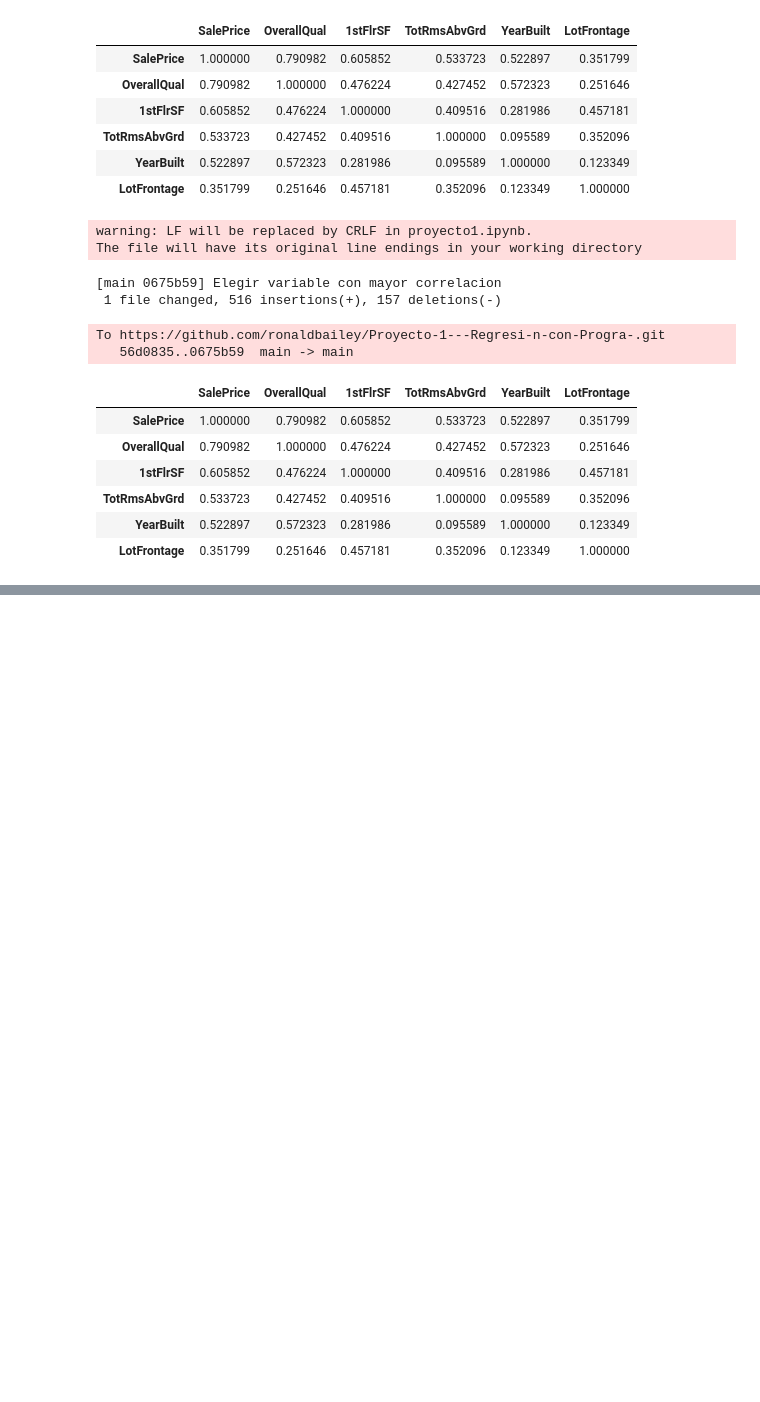
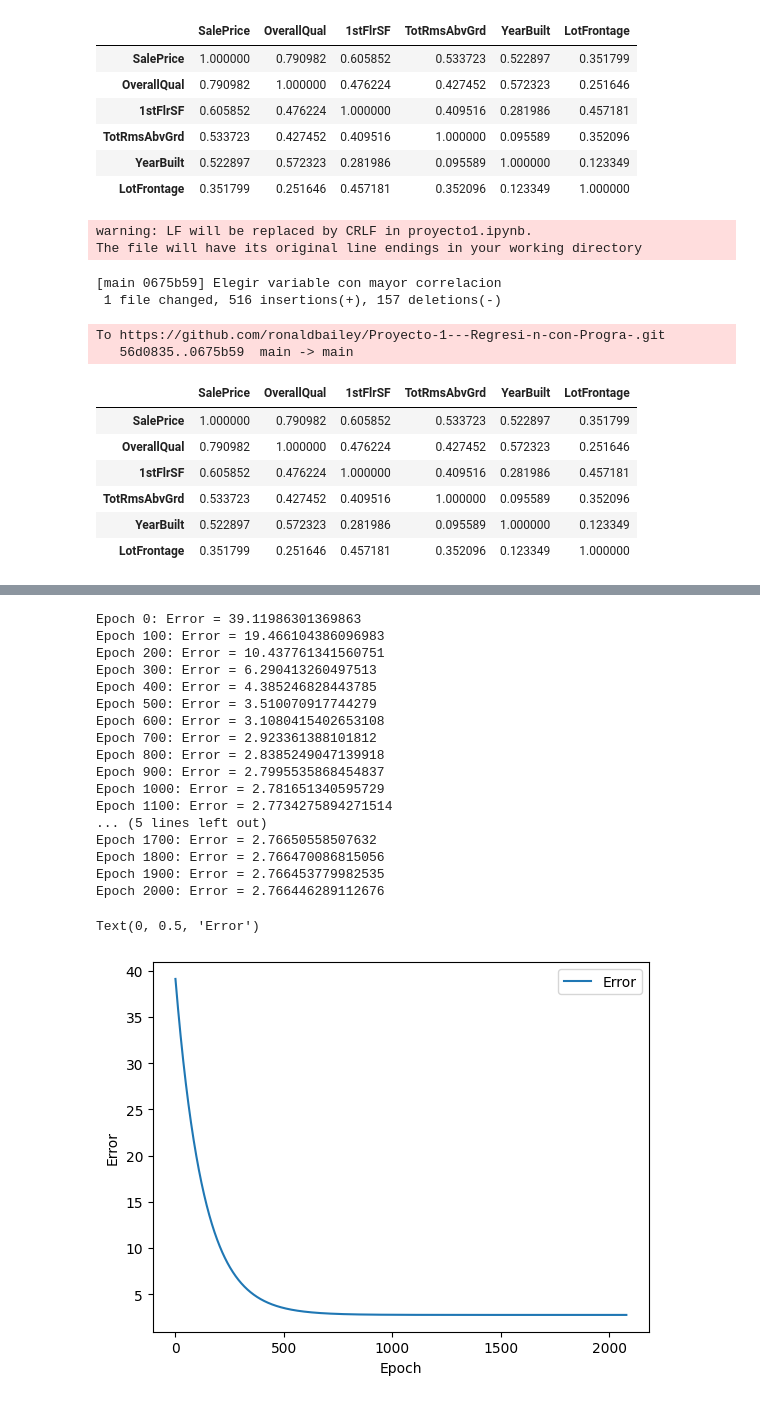
Before and after one commit to ronaldbailey/Proyecto-1---Regresi-n-con-Progra-, a Jupyter notebook: proyecto1.ipynb, the cells around one changed output, grey strips where cells are left out. Drawn from its saved outputs; the diff is of its cells as text; code cells hidden in the pictures; blank space fills up the shorter version.

Commit message:
Primera prueba del modelo

```diff
--- a/proyecto1.ipynb
+++ b/proyecto1.ipynb
@@ -786,0 +797,57 @@ data.corr()
+# %%
+entrenamiento = ent[['SalePrice',	'OverallQual']]
+
+x = entrenamiento['SalePrice'].values
+y = entrenamiento['OverallQual'].values
+
+epochs = 1000
+x,y
+
+
+import numpy as np
+
+def train_linear_regression_model(x, y, epochs, learning_rate = 0.0000000000001):
+
+    b0 = 0
+    b1 = 0
+    error_df = pd.DataFrame(columns=["Epoch", "Error"])
+    for i in range(epochs):
+        y_pred = b0 + b1 * x
+        error = y_pred - y
+
+        if i % 100 == 0:
+            print(f"Epoch {i}: Error = {np.mean(error ** 2)}")
+
+        error_df = pd.concat([error_df, pd.DataFrame({"Epoch": [i], "Error": [np.mean(error ** 2)]})])
+
+        b1 -= learning_rate * np.mean(error * x)
+        b0 -= learning_rate * np.mean(error)
+
+    # Retornar los parámetros del modelo
+    return b1,b0,error_df
+
+
+b1,b0,error_df=train_linear_regression_model(x, y, 2080)
+error_df.plot(x="Epoch", y="Error")
+plt.xlabel("Epoch")
+plt.ylabel("Error")
+# %% [output]
+Epoch 0: Error = 39.11986301369863
+Epoch 100: Error = 19.466104386096983
+Epoch 200: Error = 10.437761341560751
+Epoch 300: Error = 6.290413260497513
+Epoch 400: Error = 4.385246828443785
+Epoch 500: Error = 3.510070917744279
+Epoch 600: Error = 3.1080415402653108
+Epoch 700: Error = 2.923361388101812
+Epoch 800: Error = 2.8385249047139918
+Epoch 900: Error = 2.7995535868454837
+Epoch 1000: Error = 2.781651340595729
+Epoch 1100: Error = 2.7734275894271514
+... (5 lines left out)
+Epoch 1700: Error = 2.76650558507632
+Epoch 1800: Error = 2.766470086815056
+Epoch 1900: Error = 2.766453779982535
+Epoch 2000: Error = 2.766446289112676
+Text(0, 0.5, 'Error')
+[figure, added]
```
Also changed, not shown: parts of 3 cells of this notebook.
